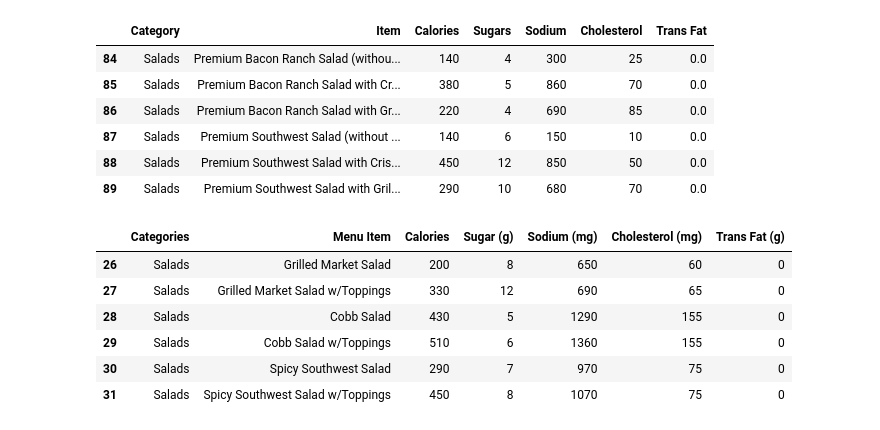
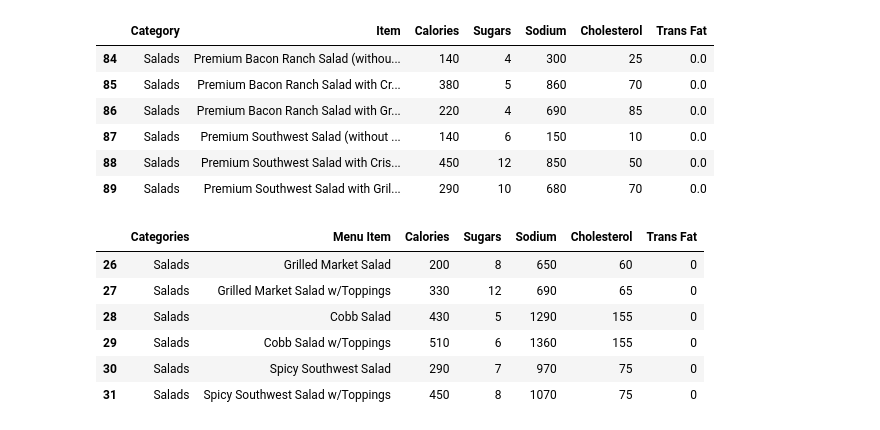
Before and after one commit to han0620-git/project_I, a Jupyter notebook: Han/workbook.ipynb, the cells around one changed output. Saved outputs shown, nothing was run; the diff lists cells and outputs as text; code cells hidden in the pictures.

```diff
--- a/Han/workbook.ipynb
+++ b/Han/workbook.ipynb
@@ -87,3 +90,11 @@ reduced_chick_df.head()
 | 2 | Breakfast | Egg White Grill | 300 | 1 | 970 | 55 | 0 |
 | 3 | Breakfast | Bacon, Egg & Cheese Biscuit | 420 | 1 | 1240 | 170 | 0 |
 | 4 | Breakfast | Sausage, Egg & Cheese Biscuit | 600 | 1 | 1520 | 200 | 0 |
+# %%
+# rename Chick fil a columns to match McDonald's
+renamed_chick_df = reduced_chick_df.rename(columns={"Sugar (g)": "Sugars",
+                                        "Sodium (mg)": "Sodium",
+                                        "Cholesterol (mg)": "Cholesterol",
+                                        "Trans Fat (g)": "Trans Fat"
+                                        })
+renamed_chick_df.head()
@@ -100,9 +118,9 @@ reduced_mc_df[reduced_mc_df['Category'].str.match("Salad")]
 | 89 | Salads | Premium Southwest Salad with Gril... | 290 | 10 | 680 | 70 | 0.0 |
 # %%
 # Keep only the identified menu items from Chick fli a's menu
-reduced_chick_df[reduced_chick_df['Categories'].str.match("Salads")]
+renamed_chick_df[renamed_chick_df['Categories'].str.match("Salads")]
 # %% [output]
-|  | Categories | Menu Item | Calories | Sugar (g) | Sodium (mg) | Cholesterol (mg) | Trans Fat (g) |
+|  | Categories | Menu Item | Calories | Sugars | Sodium | Cholesterol | Trans Fat |
 | 26 | Salads | Grilled Market Salad | 200 | 8 | 650 | 60 | 0 |
 | 27 | Salads | Grilled Market Salad w/Toppings | 330 | 12 | 690 | 65 | 0 |
 | 28 | Salads | Cobb Salad | 430 | 5 | 1290 | 155 | 0 |
```
Also changed, not shown: parts of 8 cells of this notebook.
